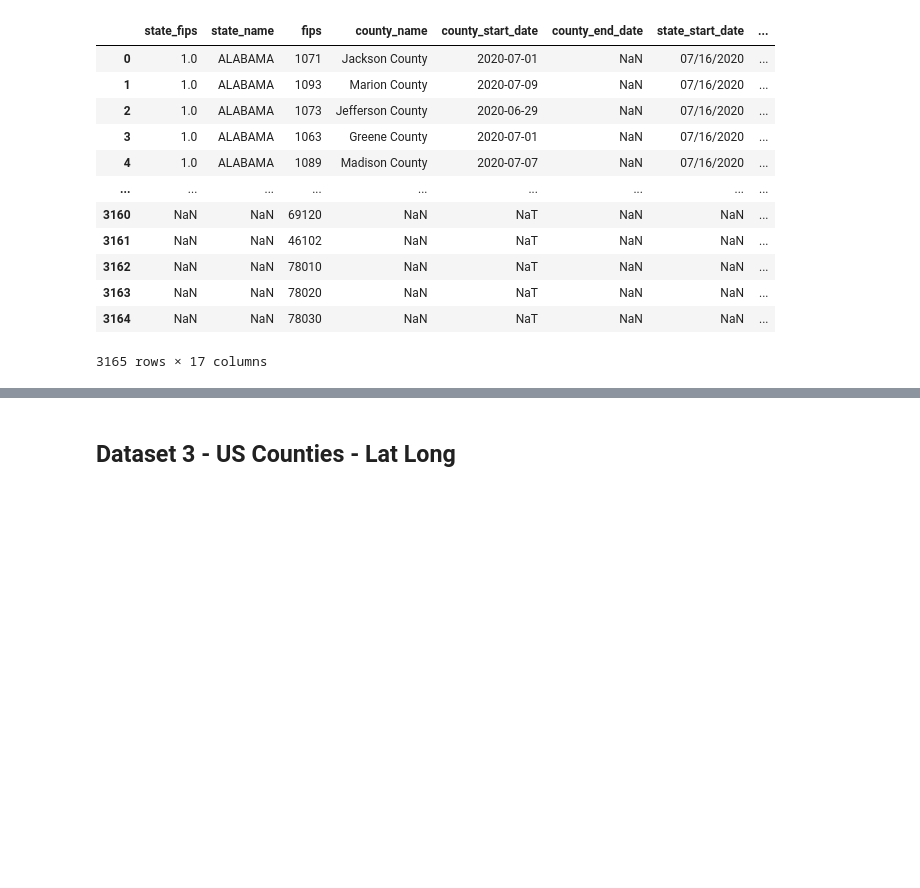
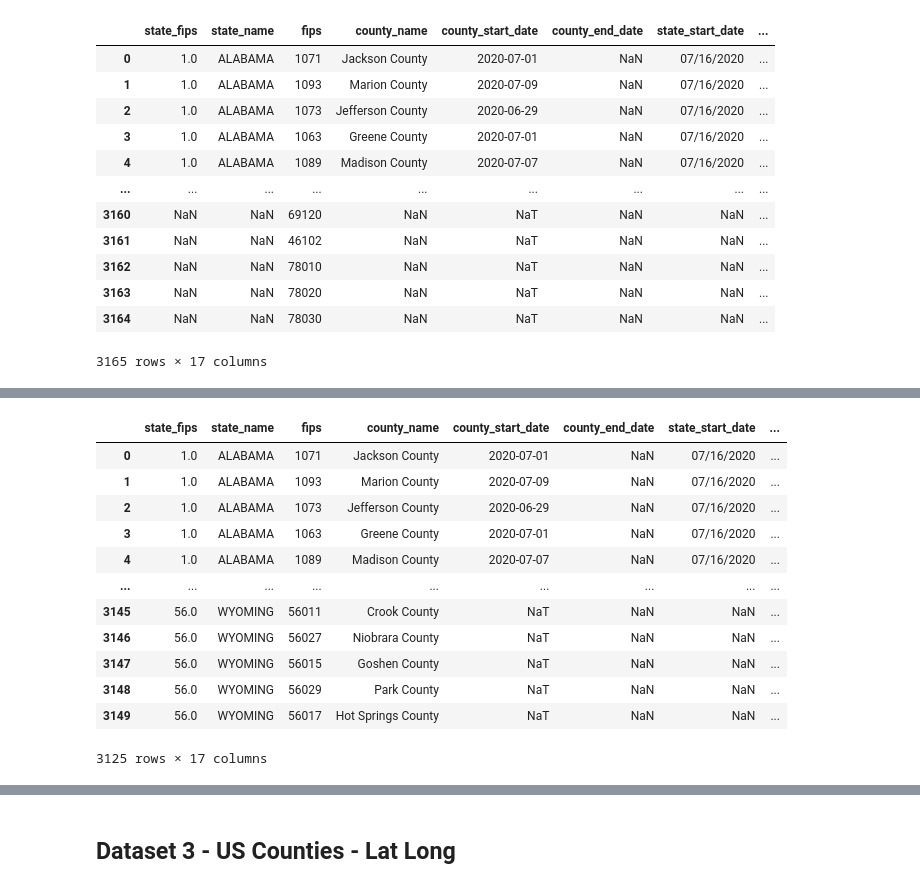
Before and after one commit to Jimmygjr10/Covid19_Mask_Mandate, a Jupyter notebook: county_mask_loc_merge.ipynb, the cells around one changed output, grey strips where cells are left out. Drawn from its saved outputs; the diff is of its cells as text; code cells hidden in the pictures; blank space fills up the shorter version.

```diff
--- a/county_mask_loc_merge.ipynb
+++ b/county_mask_loc_merge.ipynb
@@ -324,3 +318,8 @@ full_merged_df
 | 3163 | NaN | NaN | 78020 | NaN | NaT | NaN | NaN | ... |
 | 3164 | NaN | NaN | 78030 | NaN | NaT | NaN | NaN | ... |
 3165 rows × 17 columns
+# %%
+# Drop NA in the cases column
+
+full_merged_df.dropna(subset=['cases'], inplace=True)
+full_merged_df
@@ -326,0 +340,5 @@ full_merged_df
+# %%
+# Drop NA in the deaths column
+
+full_merged_df.dropna(subset=['deaths'], inplace=True)
+full_merged_df
@@ -326,0 +359,17 @@ full_merged_df
+# %%
+full_merged_df.dropna(subset=['mandate_duration_months'], inplace=True)
+full_merged_df
+# %% [output]
+|  | state_fips | state_name | fips | county_name | county_start_date | county_end_date | state_start_date | ... |
+| 0 | 1.0 | ALABAMA | 1071 | Jackson County | 2020-07-01 | NaN | 07/16/2020 | ... |
+| 1 | 1.0 | ALABAMA | 1093 | Marion County | 2020-07-09 | NaN | 07/16/2020 | ... |
+| 2 | 1.0 | ALABAMA | 1073 | Jefferson County | 2020-06-29 | NaN | 07/16/2020 | ... |
+| 3 | 1.0 | ALABAMA | 1063 | Greene County | 2020-07-01 | NaN | 07/16/2020 | ... |
+| 4 | 1.0 | ALABAMA | 1089 | Madison County | 2020-07-07 | NaN | 07/16/2020 | ... |
+| ... | ... | ... | ... | ... | ... | ... | ... | ... |
+| 3145 | 56.0 | WYOMING | 56011 | Crook County | NaT | NaN | NaN | ... |
+| 3146 | 56.0 | WYOMING | 56027 | Niobrara County | NaT | NaN | NaN | ... |
+| 3147 | 56.0 | WYOMING | 56015 | Goshen County | NaT | NaN | NaN | ... |
+| 3148 | 56.0 | WYOMING | 56029 | Park County | NaT | NaN | NaN | ... |
+| 3149 | 56.0 | WYOMING | 56017 | Hot Springs County | NaT | NaN | NaN | ... |
+3125 rows × 17 columns
```
Also changed, not shown: parts of 29 cells of this notebook, 6 other files.
